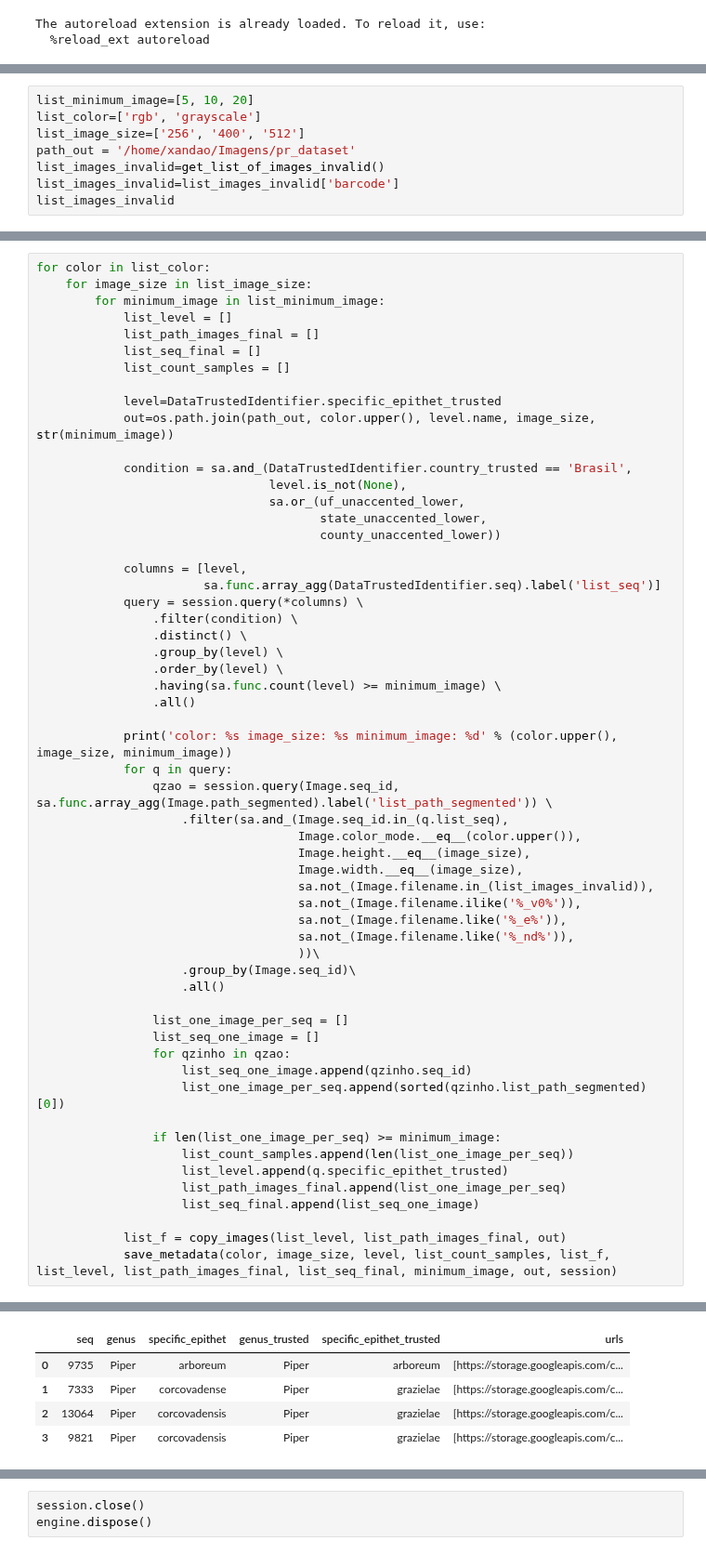
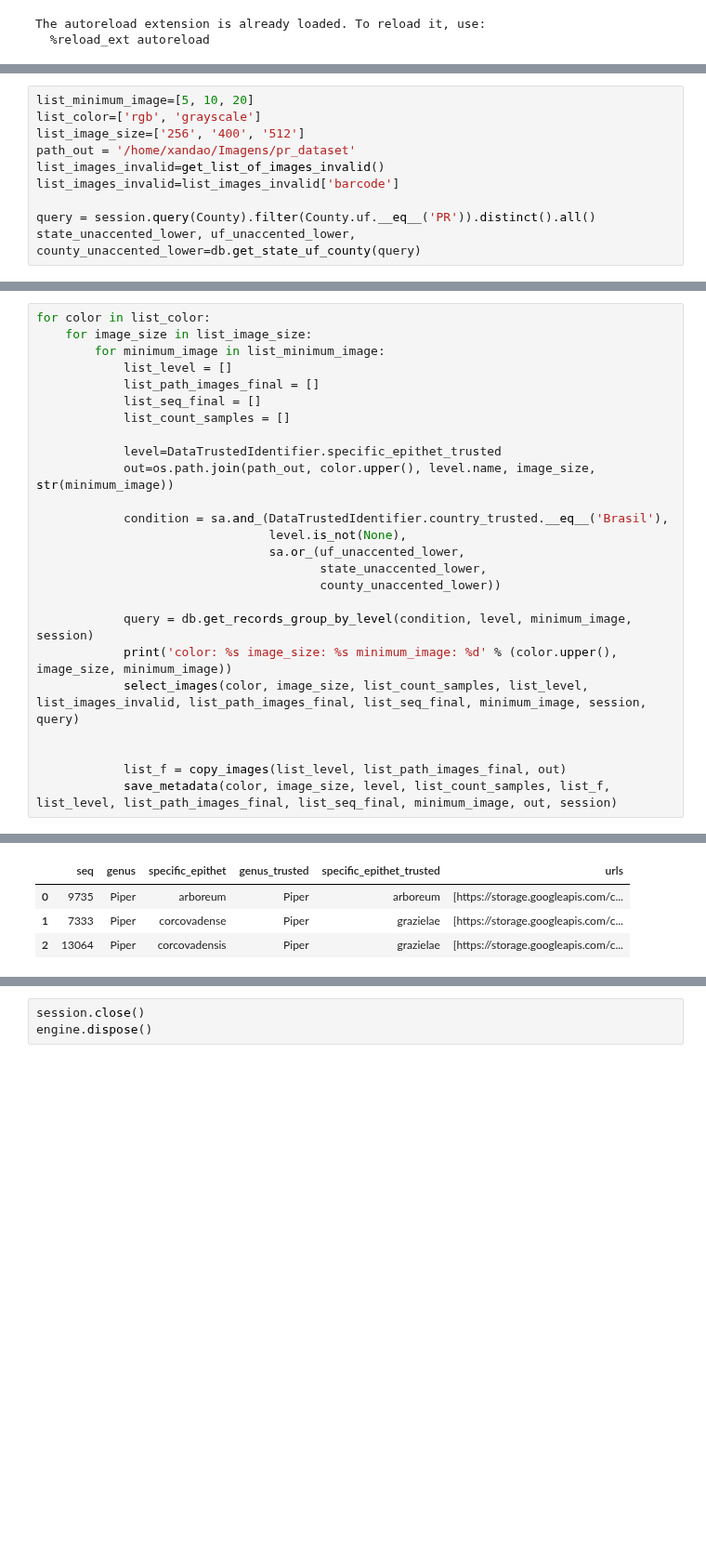
Before and after one commit to xaaaandao/piperaceae-sql, a Jupyter notebook: pr_dataset.ipynb, the cells around one changed output, grey strips where cells are left out. Shown at 93% size. Saved outputs shown, nothing was run; the diff lists cells and outputs as text; blank space fills up the shorter version.

```diff
--- a/pr_dataset.ipynb
+++ b/pr_dataset.ipynb
@@ -40,4 +29,6 @@ list_image_size=['256', '400', '512']
 path_out = '/home/xandao/Imagens/pr_dataset'
 list_images_invalid=get_list_of_images_invalid()
 list_images_invalid=list_images_invalid['barcode']
-list_images_invalid
+
+query = session.query(County).filter(County.uf.__eq__('PR')).distinct().all()
+state_unaccented_lower, uf_unaccented_lower, county_unaccented_lower=db.get_state_uf_county(query)
@@ -73,48 +44,16 @@ for color in list_color:
             level=DataTrustedIdentifier.specific_epithet_trusted
             out=os.path.join(path_out, color.upper(), level.name, image_size, str(minimum_image))
 
-            condition = sa.and_(DataTrustedIdentifier.country_trusted == 'Brasil',
+            condition = sa.and_(DataTrustedIdentifier.country_trusted.__eq__('Brasil'),
                                 level.is_not(None),
                                 sa.or_(uf_unaccented_lower,
                                        state_unaccented_lower,
                                        county_unaccented_lower))
 
-            columns = [level,
-                       sa.func.array_agg(DataTrustedIdentifier.seq).label('list_seq')]
-            query = session.query(*columns) \
-                .filter(condition) \
-                .distinct() \
-                .group_by(level) \
-                .order_by(level) \
-                .having(sa.func.count(level) >= minimum_image) \
-                .all()
+            query = db.get_records_group_by_level(condition, level, minimum_image, session)
+            print('color: %s image_size: %s minimum_image: %d' % (color.upper(), image_size, minimum_image))
+            select_images(color, image_size, list_count_samples, list_level, list_images_invalid, list_path_images_final, list_seq_final, minimum_image, session, query)
 
-            print('color: %s image_size: %s minimum_image: %d' % (color.upper(), image_size, minimum_image))
-            for q in query:
-                qzao = session.query(Image.seq_id, sa.func.array_agg(Image.path_segmented).label('list_path_segmented')) \
-                    .filter(sa.and_(Image.seq_id.in_(q.list_seq),
-                                    Image.color_mode.__eq__(color.upper()),
-                                    Image.height.__eq__(image_size),
-                                    Image.width.__eq__(image_size),
-                                    sa.not_(Image.filename.in_(list_images_invalid)),
-                                    sa.not_(Image.filename.ilike('%_v0%')),
-                                    sa.not_(Image.filename.like('%_e%')),
-                                    sa.not_(Image.filename.like('%_nd%')),
-                                    ))\
-                    .group_by(Image.seq_id)\
-                    .all()
-
-                list_one_image_per_seq = []
-                list_seq_one_image = []
-                for qzinho in qzao:
-                    list_seq_one_image.append(qzinho.seq_id)
-                    list_one_image_per_seq.append(sorted(qzinho.list_path_segmented)[0])
-
-                if len(list_one_image_per_seq) >= minimum_image:
-                    list_count_samples.append(len(list_one_image_per_seq))
-                    list_level.append(q.specific_epithet_trusted)
-                    list_path_images_final.append(list_one_image_per_seq)
-                    list_seq_final.append(list_seq_one_image)
 
             list_f = copy_images(list_level, list_path_images_final, out)
             save_metadata(color, image_size, level, list_count_samples, list_f, list_level, list_path_images_final, list_seq_final, minimum_image, out, session)
@@ -129,8 +67,7 @@ total of levels: 57 total of images: 1389
 |  | seq | genus | specific_epithet | genus_trusted | specific_epithet_trusted | urls |
 | 0 | 9735 | Piper | arboreum | Piper | arboreum | [https://storage.googleapis.com/c... |
 | 1 | 7333 | Piper | corcovadense | Piper | grazielae | [https://storage.googleapis.com/c... |
 | 2 | 13064 | Piper | corcovadensis | Piper | grazielae | [https://storage.googleapis.com/c... |
-| 3 | 9821 | Piper | corcovadensis | Piper | grazielae | [https://storage.googleapis.com/c... |
 |  | 0 |
 | dst | /home/xandao/Imagens/pr_dataset/R... |
 | color | rgb |
```
Also changed, not shown: parts of 5 cells of this notebook, 4 other files.
